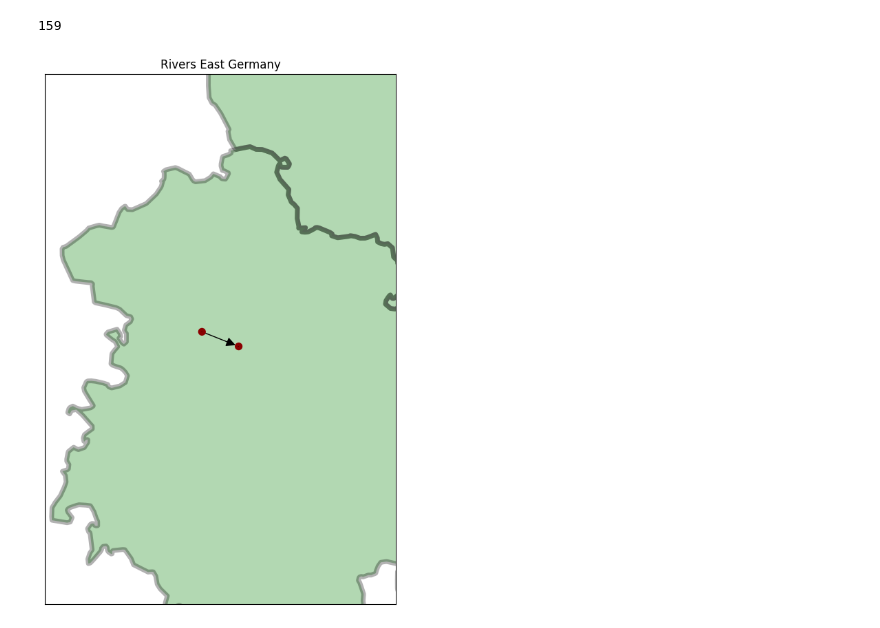
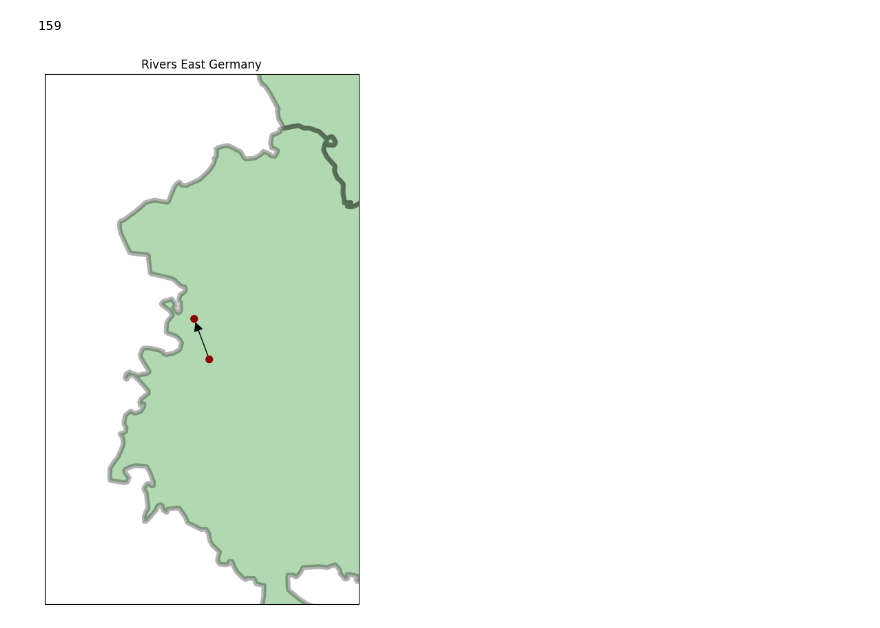
Before and after one commit to floatinglittlerocks/causalrivers, a Jupyter notebook: 1_custom_graph_sampling.ipynb, the cells around one changed output. Drawn from its saved outputs; the diff is of its cells as text; code cells hidden in the pictures.

```diff
--- a/1_custom_graph_sampling.ipynb
+++ b/1_custom_graph_sampling.ipynb
@@ -54,10 +54,10 @@ len(sub_Gs)
 # %% [output]
 159
 # %%
-# We can visualize this.
-plot_current_state_of_graph(nx.subgraph(T_G, sub_Gs[42]), autozoom=0.7)
+# We can visualize a single subgraph of this network:
+plot_current_state_of_graph(nx.subgraph(T_G, sub_Gs[12]), autozoom=0.7)
 # %% [output]
-[figure, old version]
+[figure, new version]
 # %%
 # For saving we recommend to export all subgraphes to have all meta information available for each sample when loading.
 # You can also directly use any script we provide when confirming to this format.
```
Also changed, not shown: 12 other files.
